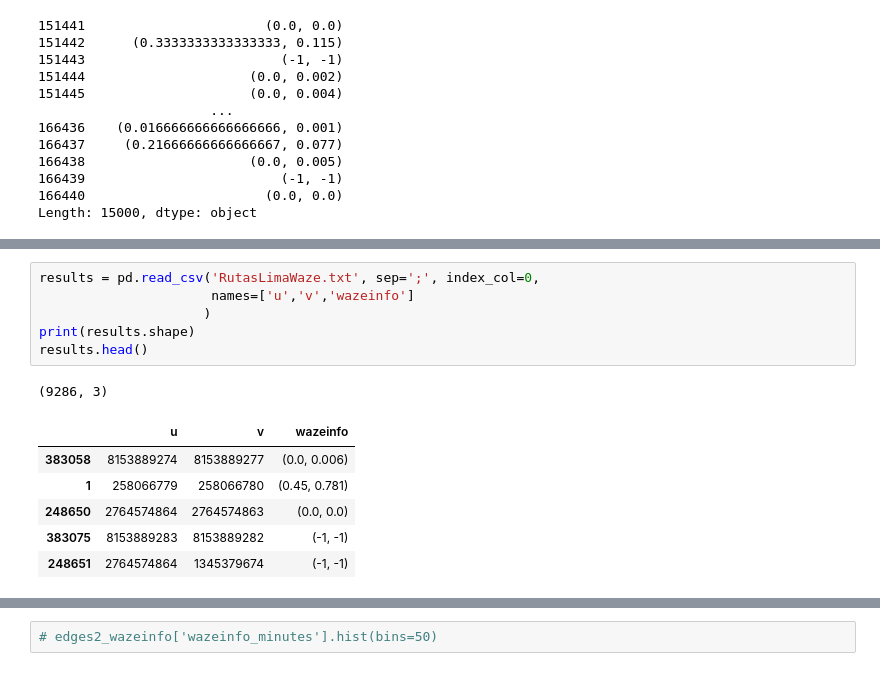
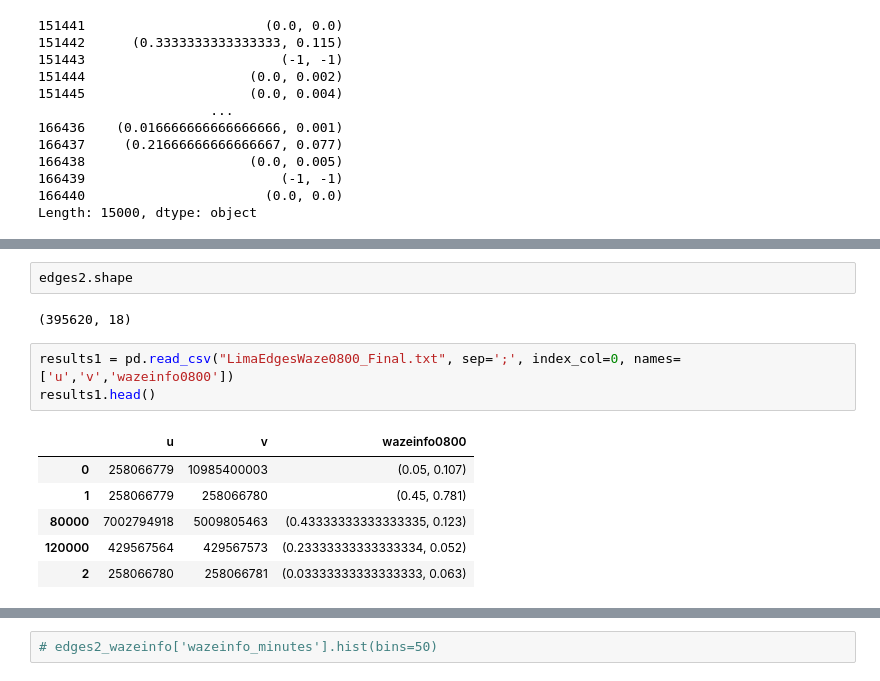
Before and after one commit to leiparov/intercon-simbig-2021, a Jupyter notebook: Lima/RutasLima.ipynb, the cells around one changed output, grey strips where cells are left out. Saved outputs shown, nothing was run; the diff lists cells and outputs as text.

Commit message:
notebooks para grafo waze 0800 1400

```diff
--- a/Lima/RutasLima.ipynb
+++ b/Lima/RutasLima.ipynb
@@ -361,14 +359,14 @@ Length: 15000, dtype: object
+# %%
+edges2.shape
+# %% [output]
+(395620, 18)
 # %%
-results = pd.read_csv('RutasLimaWaze.txt', sep=';', index_col=0,
-                      names=['u','v','wazeinfo']
-                     )
-print(results.shape)
-results.head()
+results1 = pd.read_csv("LimaEdgesWaze0800_Final.txt", sep=';', index_col=0, names=['u','v','wazeinfo0800'])
+results1.head()
 # %% [output]
-(9286, 3)
-|  | u | v | wazeinfo |
-| 383058 | 8153889274 | 8153889277 | (0.0, 0.006) |
+|  | u | v | wazeinfo0800 |
+| 0 | 258066779 | 10985400003 | (0.05, 0.107) |
 | 1 | 258066779 | 258066780 | (0.45, 0.781) |
-| 248650 | 2764574864 | 2764574863 | (0.0, 0.0) |
-| 383075 | 8153889283 | 8153889282 | (-1, -1) |
-| 248651 | 2764574864 | 1345379674 | (-1, -1) |
+| 80000 | 7002794918 | 5009805463 | (0.43333333333333335, 0.123) |
+| 120000 | 429567564 | 429567573 | (0.23333333333333334, 0.052) |
+| 2 | 258066780 | 258066781 | (0.03333333333333333, 0.063) |
```
Also changed, not shown: parts of 49 cells of this notebook, 6 other files.
